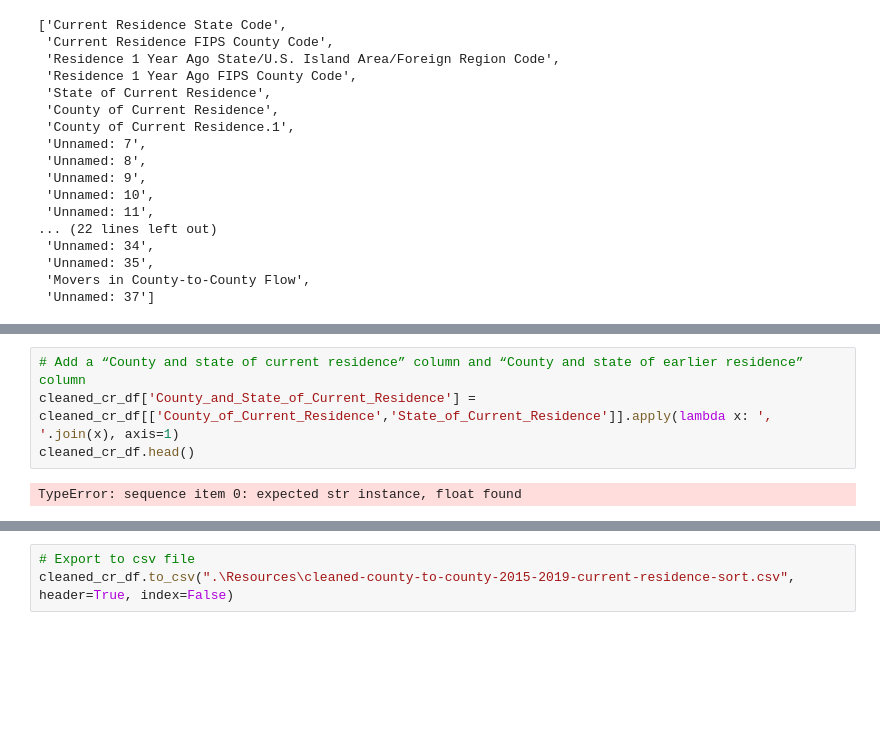
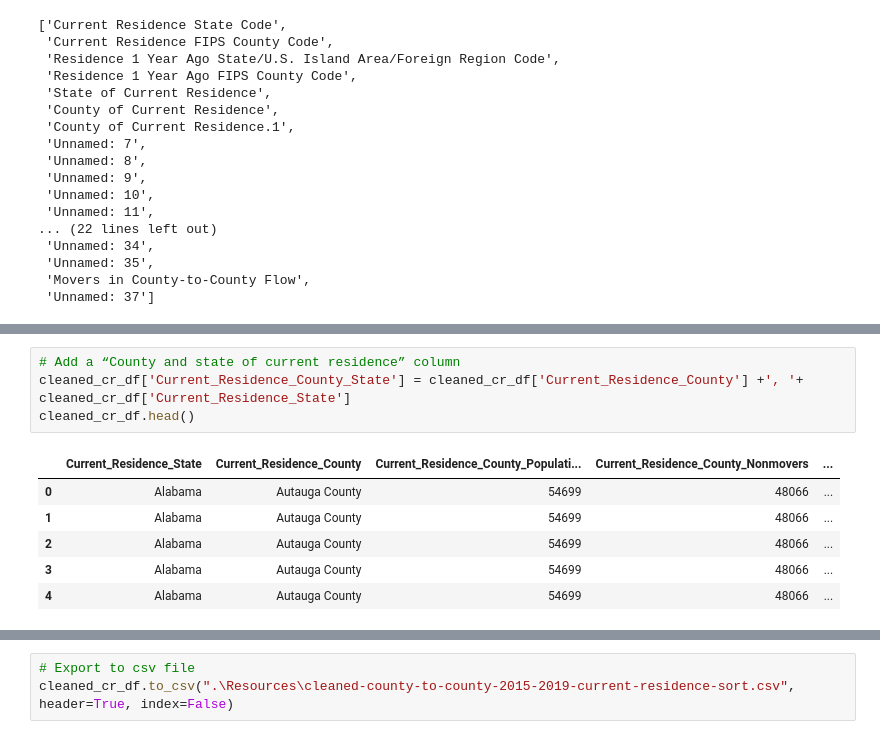
Before and after one commit to Bhargavi-ng/Migration_and_Housing, a Jupyter notebook: current_residence_county_CleanUp.ipynb, the cells around one changed output, grey strips where cells are left out. Drawn from its saved outputs; the diff is of its cells as text; blank space fills up the shorter version.

```diff
--- a/current_residence_county_CleanUp.ipynb
+++ b/current_residence_county_CleanUp.ipynb
@@ -193,9 +199,14 @@ Movers_in_County_to_County_Flow
 dtype: object
 # %%
-# Add a “County and state of current residence” column and “County and state of earlier residence” column
-cleaned_cr_df['County_and_State_of_Current_Residence'] = cleaned_cr_df[['County_of_Current_Residence','State_of_Current_Residence']].apply(lambda x: ', '.join(x), axis=1)
+# Add a “County and state of current residence” column
+cleaned_cr_df['Current_Residence_County_State'] = cleaned_cr_df['Current_Residence_County'] +', '+ cleaned_cr_df['Current_Residence_State']
 cleaned_cr_df.head()
 # %% [output]
-TypeError: sequence item 0: expected str instance, float found
+|  | Current_Residence_State | Current_Residence_County | Current_Residence_County_Populati... | Current_Residence_County_Nonmovers | ... |
+| 0 | Alabama | Autauga County | 54699 | 48066 | ... |
+| 1 | Alabama | Autauga County | 54699 | 48066 | ... |
+| 2 | Alabama | Autauga County | 54699 | 48066 | ... |
+| 3 | Alabama | Autauga County | 54699 | 48066 | ... |
+| 4 | Alabama | Autauga County | 54699 | 48066 | ... |
 # %%
 # Add a “County and state of earlier residence” column
```
Also changed, not shown: parts of 7 cells of this notebook, 1 other file.
